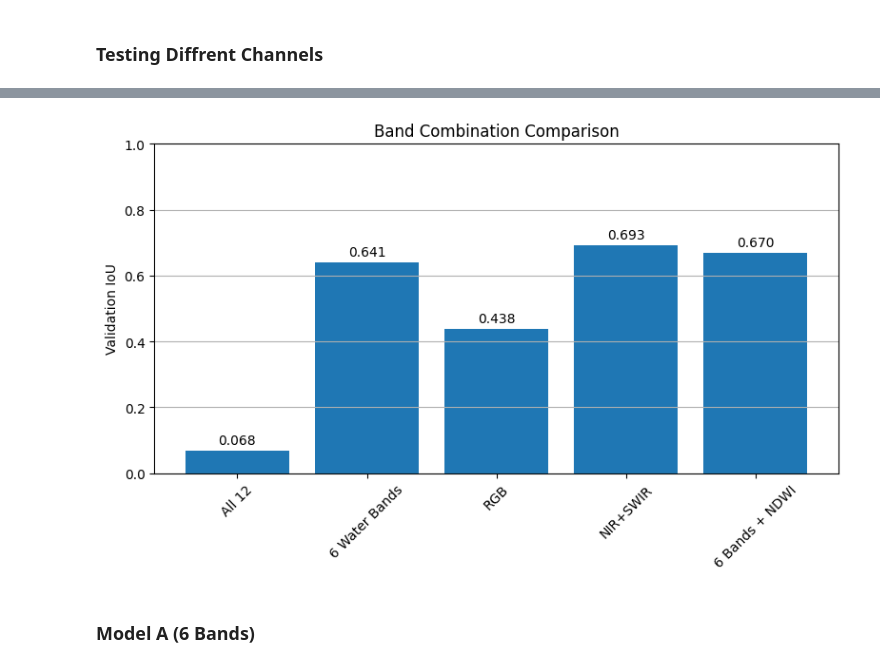
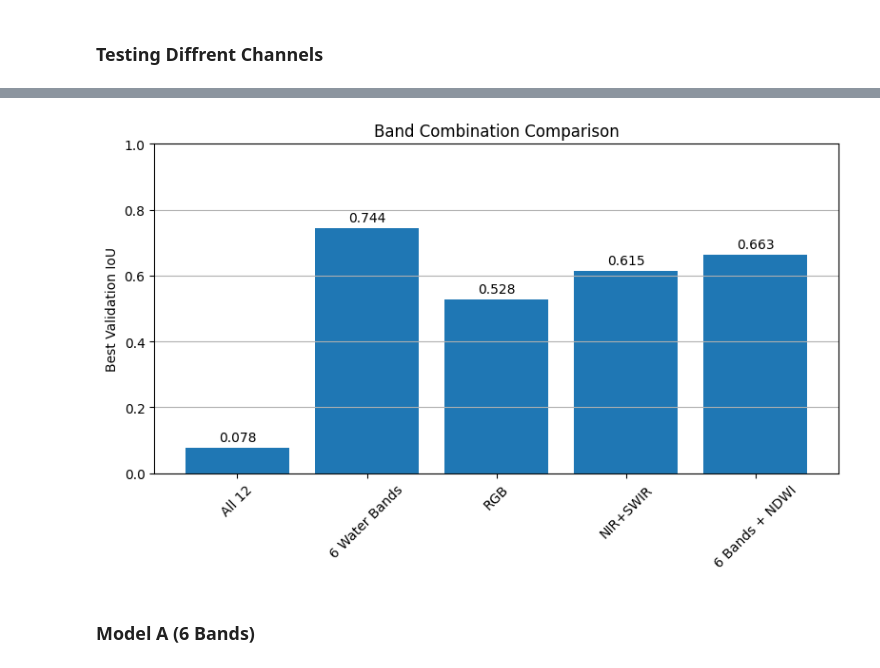
Before and after one commit to Seifkassab20/-Water-Segmentation-using-Multispectral-and-optical-Data, a Jupyter notebook: Segmentation.ipynb, the cells around one changed output, grey strips where cells are left out. Saved outputs shown, nothing was run; the diff lists cells and outputs as text; code cells hidden in the pictures.

Commit message:
Adding some chnages to the training loop

```diff
--- a/Segmentation.ipynb
+++ b/Segmentation.ipynb
@@ -175,4 +185,16 @@ class WaterDataset(Dataset):
         mask = torch.tensor(mask).unsqueeze(0)
 
         return image, mask
+# %%
+def calculate_metrics(preds, masks):
+    preds = preds.view(-1)
+    masks = masks.view(-1)
+
+    TP = (preds * masks).sum()
+    FP = (preds * (1 - masks)).sum()
+    FN = ((1 - preds) * masks).sum()
+
+    iou = TP / (TP + FP + FN + 1e-8)
+
+    return iou.item()
 # %%
@@ -244,13 +369,15 @@ def train_model(selected_bands, add_ndwi=False, epochs=15):
 # %%
-results = {}
+print("\n" + "="*60)
+print("Final Validation IoU Comparison")
+print("="*60)
 
-results["All 12"] = train_model(bands_A)
-results["6 Water Bands"] = train_model(bands_B)
-results["RGB"] = train_model(bands_C)
-results["NIR+SWIR"] = train_model(bands_D)
-results["6 Bands + NDWI"] = train_model(bands_B, add_ndwi=True)
+sorted_results = sorted(
+    results.items(),
+    key=lambda x: x[1]["val_ious"][-1],
+    reverse=True
+)
 
-print("\nFinal Validation IoU Comparison:")
-for k, v in results.items():
-    print(f"{k}: {v:.4f}")
+for i, (name, data) in enumerate(sorted_results, 1):
+    final_iou = data["val_ious"][-1]
+    print(f"{i}. {name:<20} | IoU: {final_iou:.4f}")
 # %% [output]
@@ -274,24 +392,28 @@ NIR+SWIR: 0.6929
 # %%
-import matplotlib.pyplot as plt
+model_names = []
+iou_scores = []
 
-model_names = list(results.keys())
-iou_scores = list(results.values())
+for name, data in results.items():
+    best_iou = max(data["val_ious"])   # best validation IoU
+    model_names.append(name)
+    iou_scores.append(best_iou)
 
 plt.figure(figsize=(8,5))
 plt.bar(model_names, iou_scores)
+
 plt.xticks(rotation=45)
-plt.ylabel("Validation IoU")
+plt.ylabel("Best Validation IoU")
 plt.title("Band Combination Comparison")
 plt.ylim(0, 1)
 plt.grid(axis="y")
 
 for i, v in enumerate(iou_scores):
     plt.text(i, v + 0.02, f"{v:.3f}", ha='center')
 
 plt.tight_layout()
 plt.show()
 # %% [output]
-[figure, old version]
+[figure, new version]
 # %% [markdown]
 ### Model A (6 Bands)
 # %%
```
Also changed, not shown: parts of 18 cells of this notebook, 1 other file.
